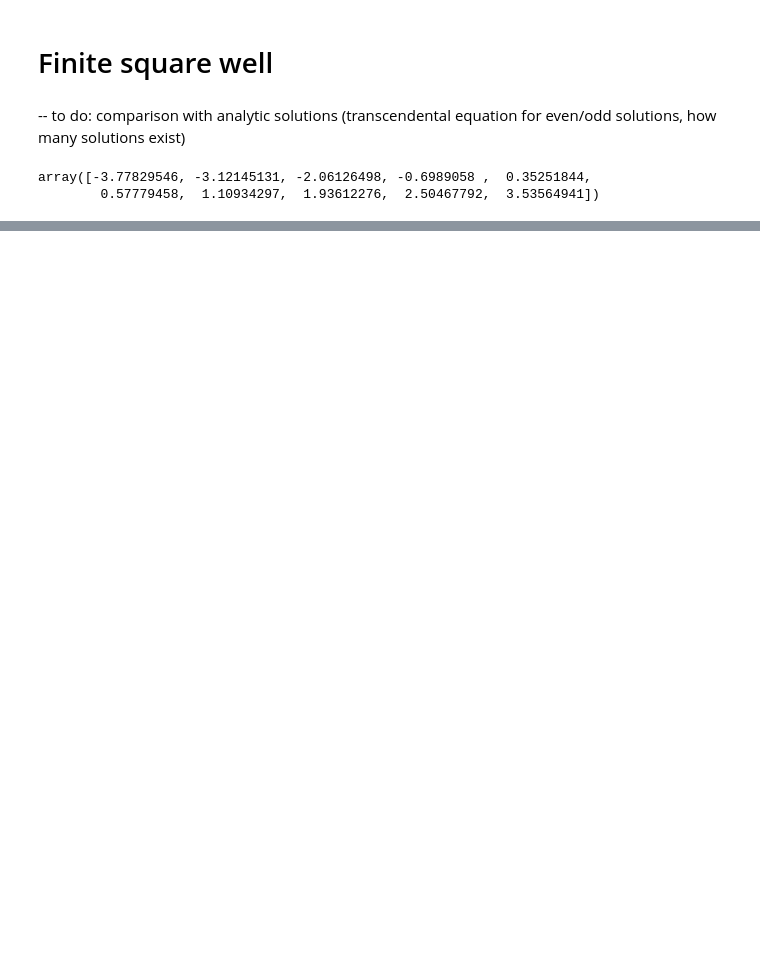
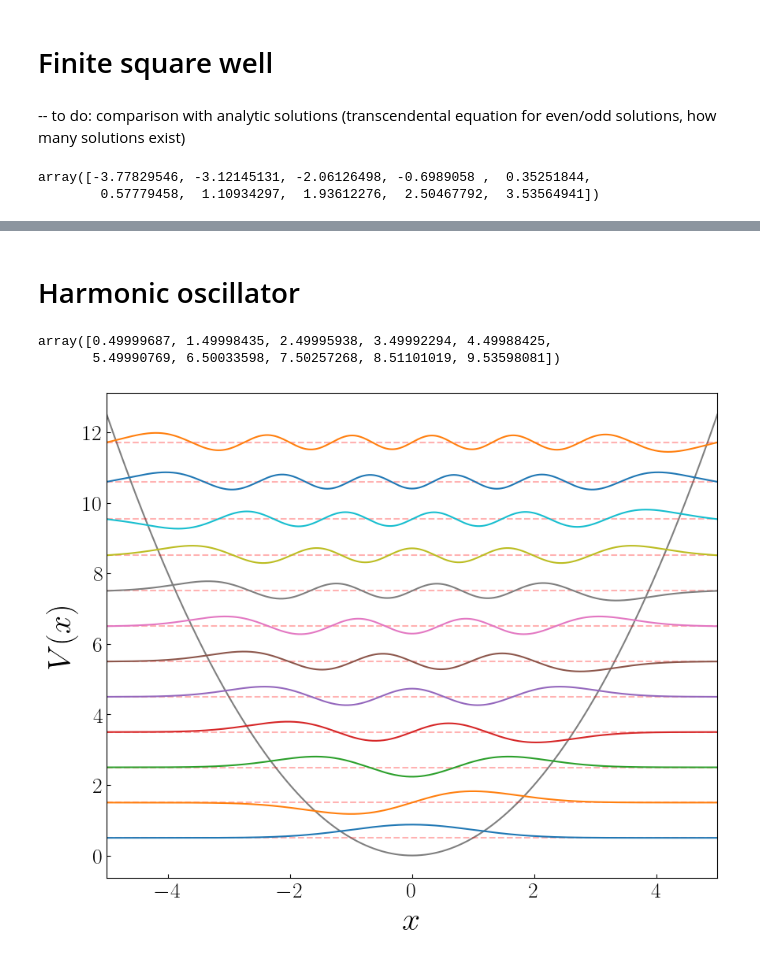
Before and after one commit to rwhitehill/CP-PHYS811-F24, a Jupyter notebook: P3/main.ipynb, the cells around one changed output, grey strips where cells are left out. Saved outputs shown, nothing was run; the diff lists cells and outputs as text; code cells hidden in the pictures; blank space fills up the shorter version.

```diff
--- a/P3/main.ipynb
+++ b/P3/main.ipynb
@@ -90,0 +91,44 @@ plt.show()
+# %% [markdown]
+# Harmonic oscillator
+# %%
+def V(t,m=1,w=1):
+    return 0.5*m*w**2*t**2
+# %%
+x,E,psi = solve_SE(-5,5,1000,V)
+# %%
+E[:10]
+# %% [output]
+array([0.49999687, 1.49998435, 2.49995938, 3.49992294, 4.49988425,
+       5.49990769, 6.50033598, 7.50257268, 8.51101019, 9.53598081])
+# %%
+nrows,ncols = 1,1
+fig,ax = plt.subplots(nrows=nrows,ncols=ncols,figsize=(10*ncols,8*nrows))
+
+x_ = np.linspace(-5,5,1000)
+ax.plot(x_,V(x_),color='k',alpha=0.5)
+
+
+for i in range(12):
+    ax.axhline(E[i],color='r',ls='--',alpha=0.3)
+    ax.plot(x,5*psi[i] + E[i])
+
+# ax.axhline(E[1],color='r',ls='--',alpha=0.3)
+# ax.plot(x,5*psi[1] + E[1])
+
+# ax.axhline(E[2],color='r',ls='--',alpha=0.3)
+# ax.plot(x,5*psi[2] + E[2])
+
+# ax.axhline(E[3],color='r',ls='--',alpha=0.3)
+# ax.plot(x,5*psi[3] + E[3])
+
+# ax.axhline(E[3],color='r',ls='--',alpha=0.3)
+# ax.plot(x,5*psi[3] + E[4])
+
+ax.set_xlim(-5,5)
+ax.set_xlabel(r'$x$',size=30)
+ax.set_ylabel(r'$V(x)$',size=30)
+ax.tick_params(axis='both',which='major',labelsize=20,direction='in')
+
+plt.show()
+# %% [output]
+[figure, added]
```
Also changed, not shown: parts of 9 cells of this notebook.
